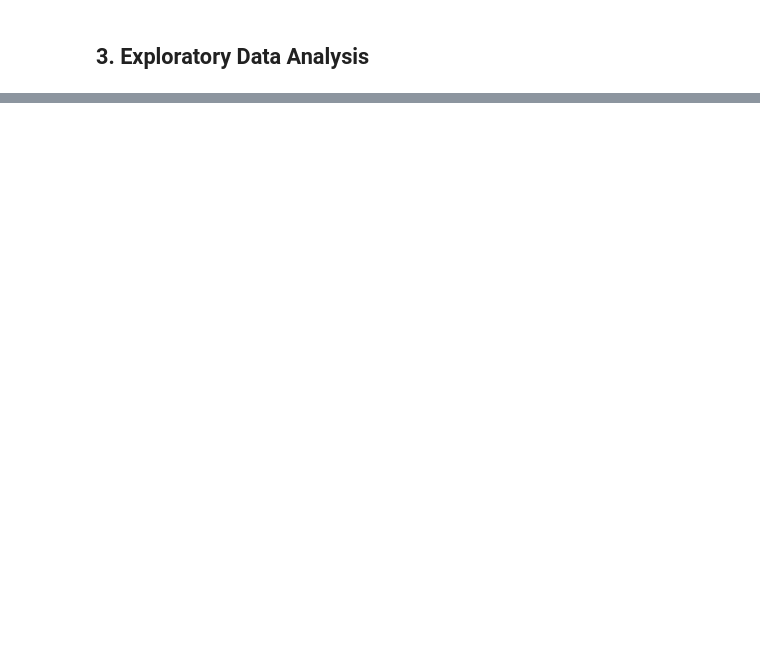
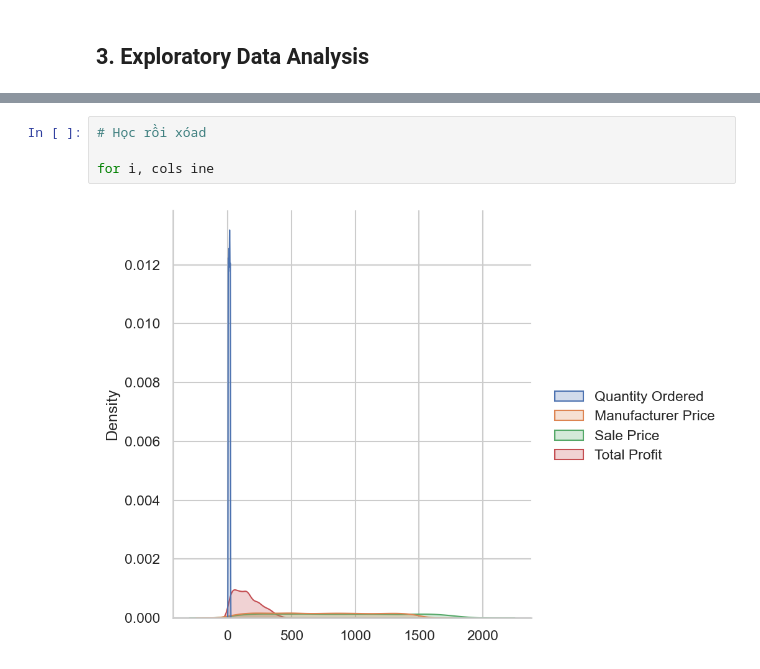
Before and after one commit to hlnetr21354/Future-Retail-Business-Case-Analysis, a Jupyter notebook: notebook/Future_Retail_Data_Cleaning_EDA.ipynb, the cells around one changed output, grey strips where cells are left out. Saved outputs shown, nothing was run; the diff lists cells and outputs as text; blank space fills up the shorter version.

```diff
--- a/notebook/Future_Retail_Data_Cleaning_EDA.ipynb
+++ b/notebook/Future_Retail_Data_Cleaning_EDA.ipynb
@@ -224,0 +344,6 @@ duplicate_customers
+# %%
+# Học rồi xóad
+
+for i, cols ine
+# %% [output]
+[figure, added]
```
Also changed, not shown: parts of 16 cells of this notebook.
